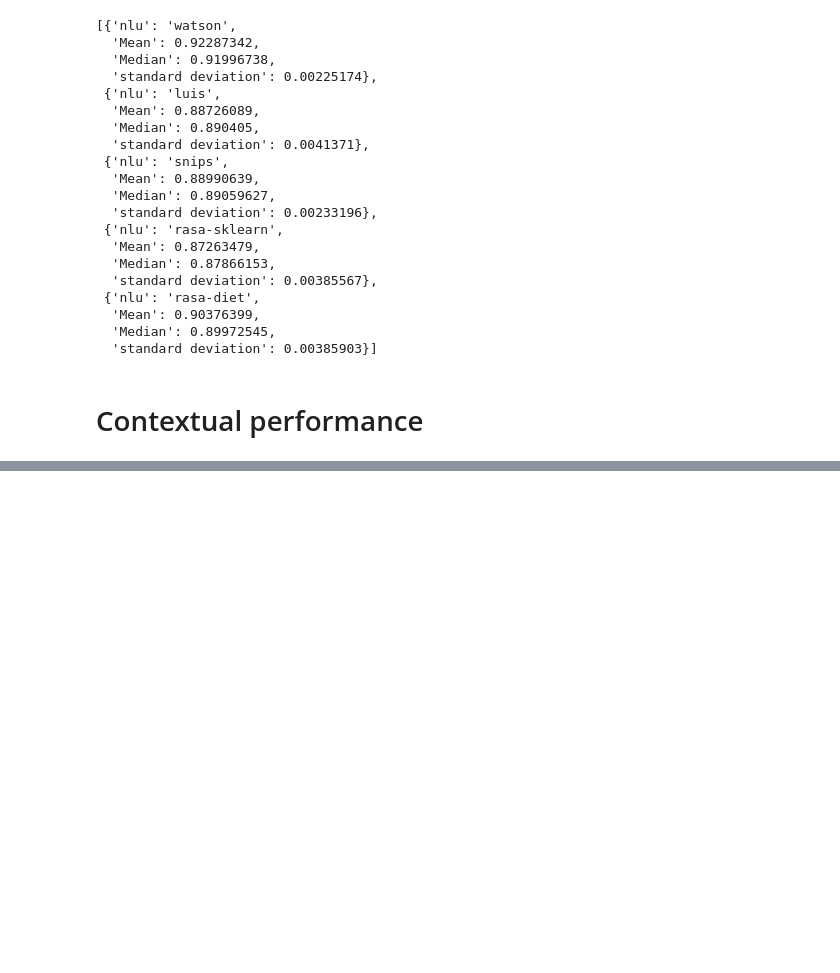
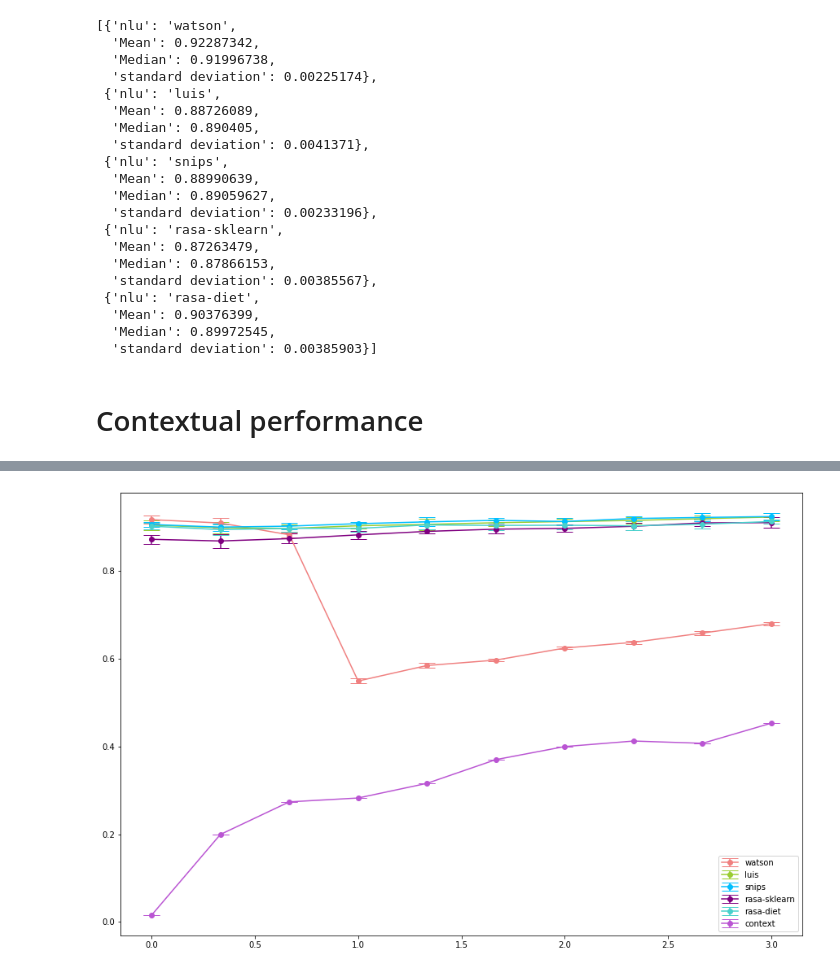
Before and after one commit to ranimkhojah/confidence-estimation-benchmark, a Jupyter notebook: scripts/contextual_performance.ipynb, the cells around one changed output, grey strips where cells are left out. Saved outputs shown, nothing was run; the diff lists cells and outputs as text; code cells hidden in the pictures; blank space fills up the shorter version.

```diff
--- a/scripts/contextual_performance.ipynb
+++ b/scripts/contextual_performance.ipynb
@@ -379,0 +364,10 @@ plt.show()
+# %%
+fig, ax = plt.subplots(figsize=(15, 10))
+for i, nlu in enumerate(NLU_NAMES+["context"]):
+    f1_mean = [result[nlu]['f1']['mean'] for result in results_across_context_strengths]
+    f1_sd = [result[nlu]['f1']['sd'] for result in results_across_context_strengths]
+    plt.errorbar(CONTEXT_STRENGTHS, f1_mean, fmt='o', yerr=f1_sd, ls='-', capsize=10, label=nlu, color=COLORS[i])
+plt.legend()
+plt.show()
+# %% [output]
+[figure, added]
```
Also changed, not shown: parts of 11 cells of this notebook.
